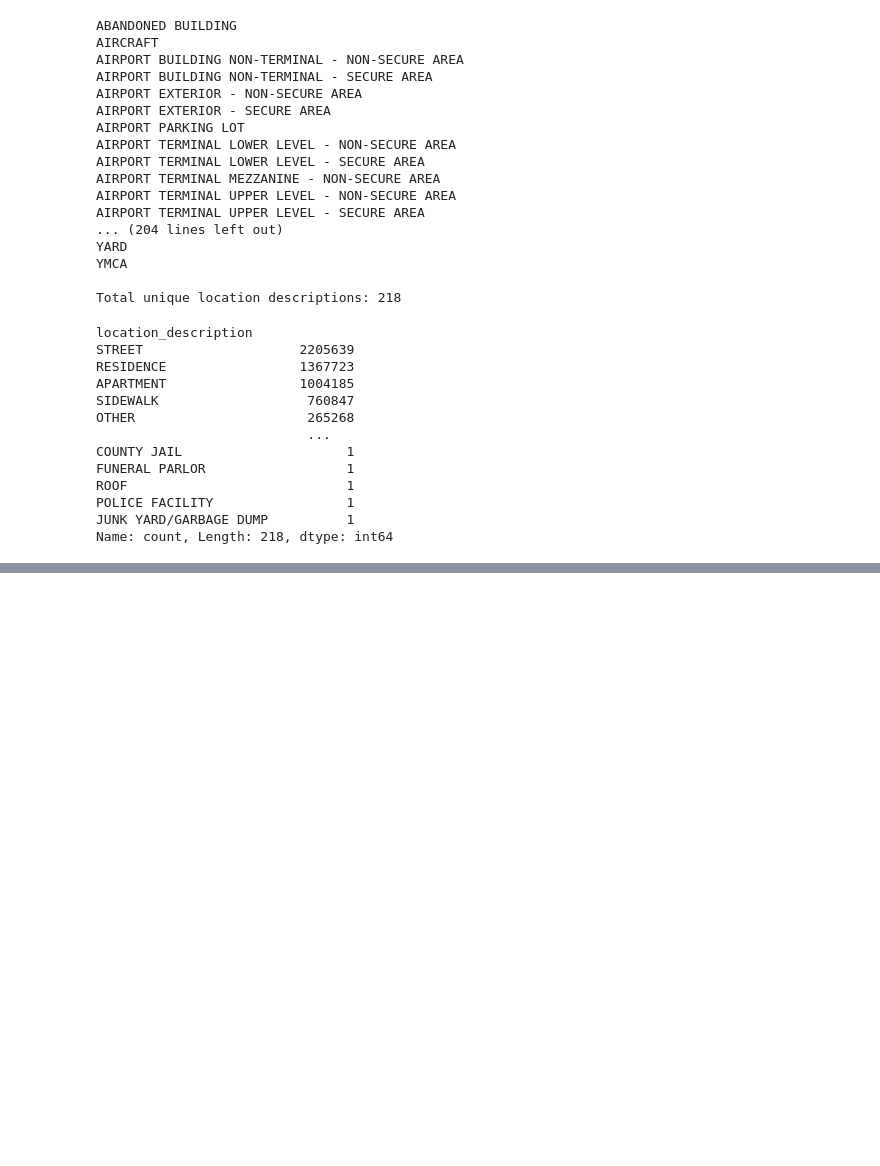
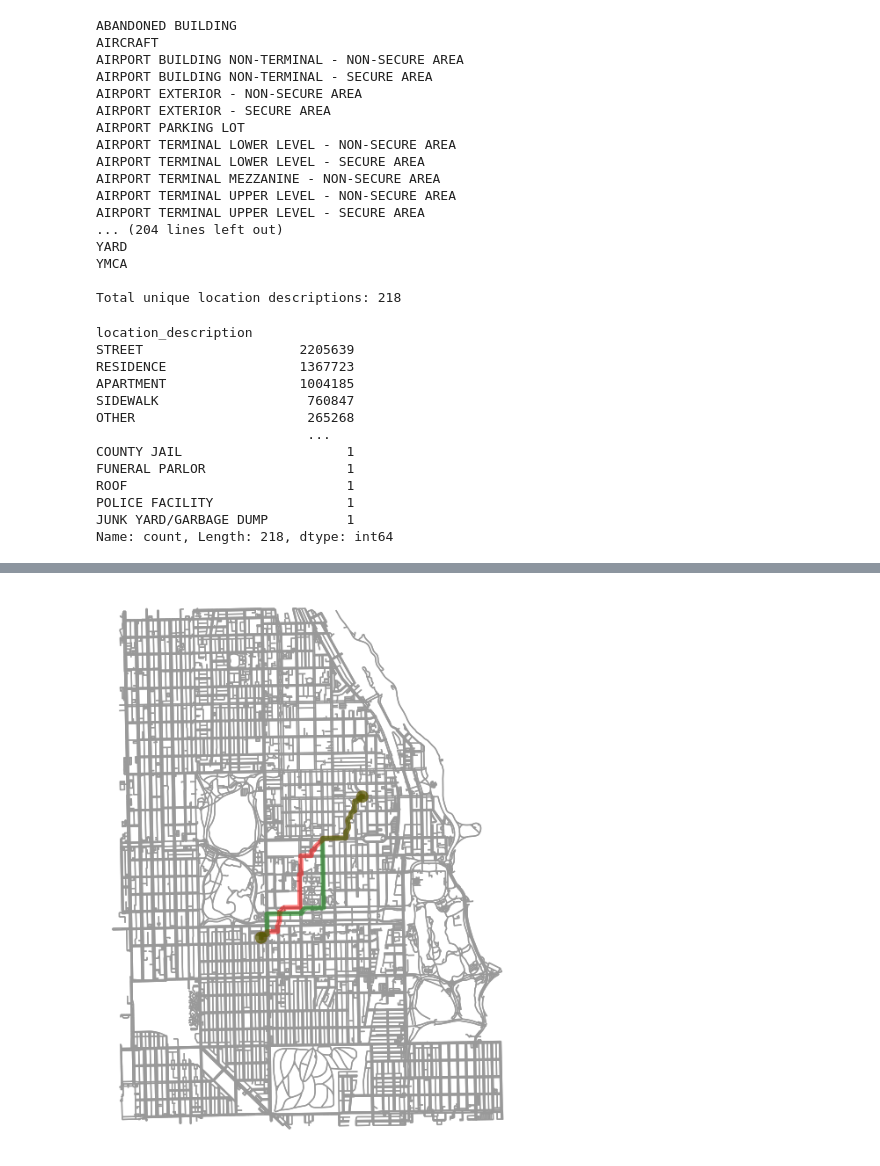
Before and after one commit to lakshyaa-k-nathan/Modal_hackathon, a Jupyter notebook: scripts/crimeparse.ipynb, the cells around one changed output, grey strips where cells are left out. Cells and saved outputs as stored; diff of their text form; code cells hidden in the pictures; blank space fills up the shorter version.

```diff
--- a/scripts/crimeparse.ipynb
+++ b/scripts/crimeparse.ipynb
@@ -222,0 +368,18 @@ Name: count, Length: 218, dtype: int64
+# %%
+SEVERITY_WEIGHTS = {
+"HOMICIDE": 5,
+"CRIM SEXUAL ASSAULT": 5,
+"CRIMINAL SEXUAL ASSAULT": 5,
+"KIDNAPPING": 5,
+"ROBBERY": 4,
+"WEAPONS VIOLATION": 2,
+"ASSAULT": 3,
+"BATTERY": 4,
+"STALKING": 3,
+"SEX OFFENSE": 4,
+"HUMAN TRAFFICKING": 5,
+"INTIMIDATION": 2,
+"THEFT": 3,
+"PUBLIC PEACE VIOLATION": 1,
+"LIQUOR LAW VIOLATION": 2
+}
@@ -222,0 +767,72 @@ Name: count, Length: 218, dtype: int64
+# %%
+# ----------------------------------
+# 1) Choose a test week
+# ----------------------------------
+test_weeks = sorted(panel.loc[test_mask, "week"].unique())
+w = test_weeks[0]
+print("Routing using week:", w)
+
+pred_rows = panel[panel["week"] == w].copy()
+pred_sev = np.clip(model.predict(pred_rows[feature_cols].astype(float)), 0, None)
+pred_risk = np.log1p(pred_sev)
+
+pred_lookup = dict(zip(pred_rows["h3"].astype(str), pred_risk.astype(float)))
+pred_baseline = float(np.quantile(pred_risk, 0.10))
+
+# ----------------------------------
+# 2) Define origin/destination
+# ----------------------------------
+ORIGIN = (41.79960573825807, -87.59240156626738)  # cafe 53
+DEST   = (41.784529972951745, -87.60709202512507)  # Jewel-Osco
+
+lat1, lon1 = ORIGIN
+lat2, lon2 = DEST
+
+buffer = 0.02
+north = max(lat1, lat2) + buffer
+south = min(lat1, lat2) - buffer
+east  = max(lon1, lon2) + buffer
+west  = min(lon1, lon2) - buffer
+
+from shapely.geometry import box
+poly = box(west, south, east, north)
+
+G = ox.graph_from_polygon(poly, network_type="walk", simplify=True)
+
+# ----------------------------------
+# 3) Assign edge costs using ML risk
+# ----------------------------------
+LAMBDA_RISK = 2.0   # adjust if needed
+GAMMA_SECL  = 0.2
+
+for u, v, k, data in G.edges(keys=True, data=True):
+    length = float(data.get("length", 0.0))
+    lat, lon = _midpoint_latlon(u, v, data)
+    cell = h3.latlng_to_cell(lat, lon, H3_RESOLUTION)
+
+    r_pred = float(pred_lookup.get(cell, pred_baseline))
+    secl = seclusion_mult(data)
+
+    data["cost"] = length * (1 + secl) * (1 + LAMBDA_RISK * r_pred)
+
+# ----------------------------------
+# 4) Compute routes
+# ----------------------------------
+orig_node = ox.distance.nearest_nodes(G, X=lon1, Y=lat1)
+dest_node = ox.distance.nearest_nodes(G, X=lon2, Y=lat2)
+
+route_short = nx.shortest_path(G, orig_node, dest_node, weight="length")
+route_safe  = nx.shortest_path(G, orig_node, dest_node, weight="cost")
+
+# ----------------------------------
+# 5) Plot
+# ----------------------------------
+fig, ax = ox.plot_graph_routes(
+    G,
+    routes=[route_short, route_safe],
+    route_colors=["r", "g"],
+    route_linewidth=5,
+    node_size=0,
+    bgcolor="white"
+)
+# %% [output]
@@ -222,0 +840 @@ Name: count, Length: 218, dtype: int64
+[figure, added]
```
Also changed, not shown: parts of 18 cells of this notebook, 2 other files.
